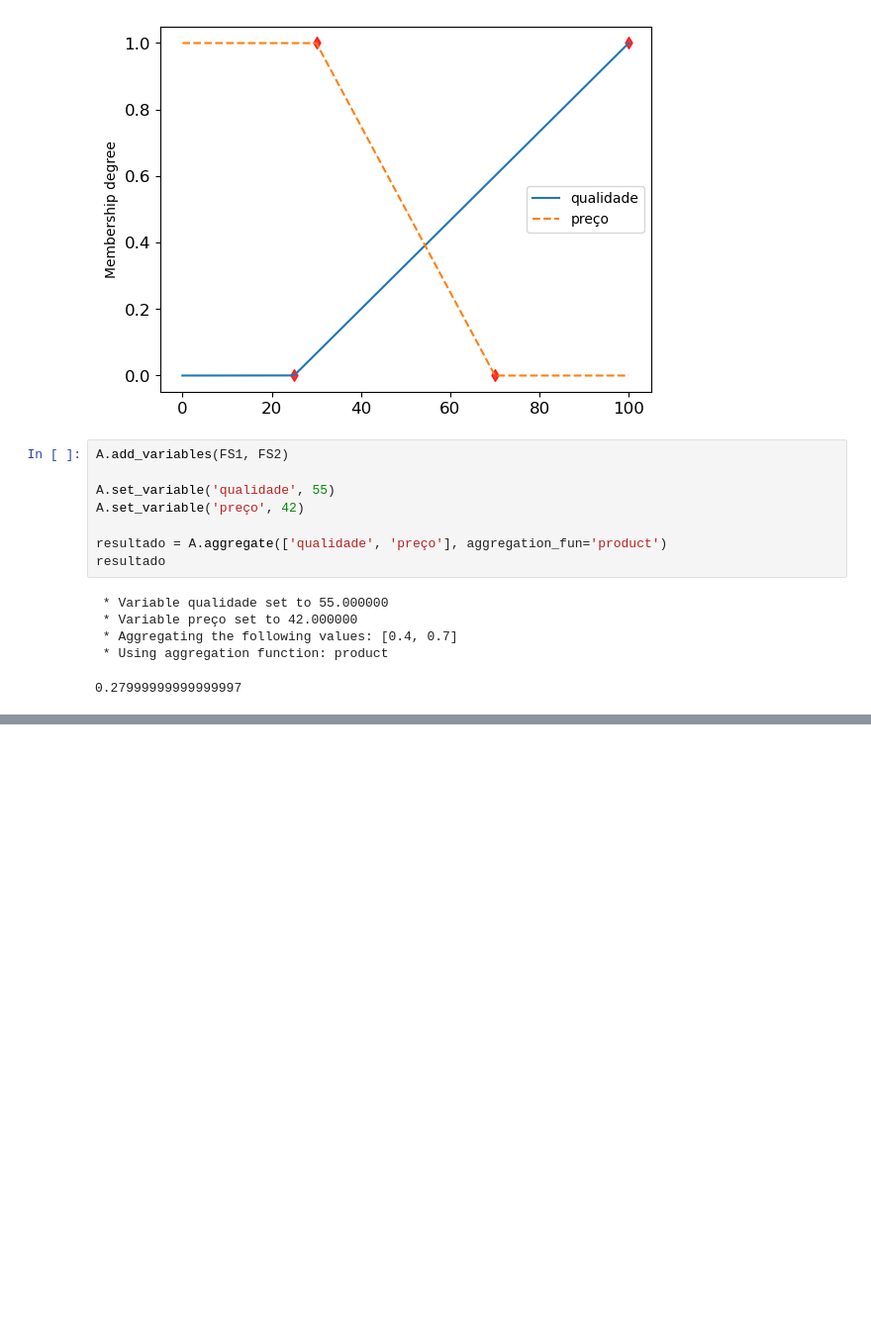
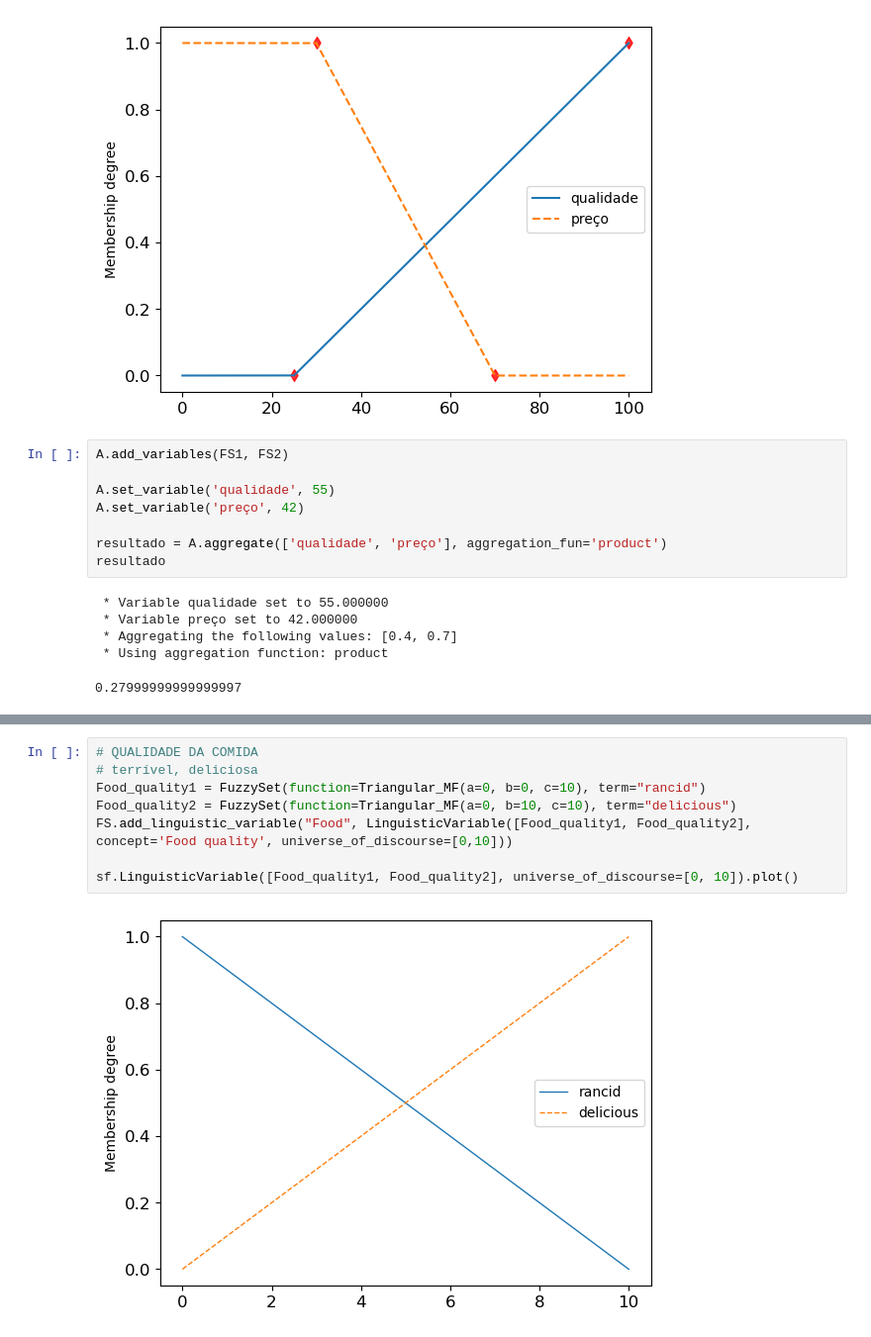
Before and after one commit to CarineMS/UFV, a Jupyter notebook: ELT574/Semana_04/ELT574_U4A.ipynb, the cells around one changed output, grey strips where cells are left out. Shown at 99% size. Drawn from its saved outputs; the diff is of its cells as text; blank space fills up the shorter version.

```diff
--- a/ELT574/Semana_04/ELT574_U4A.ipynb
+++ b/ELT574/Semana_04/ELT574_U4A.ipynb
@@ -120,0 +159,10 @@ resultado
+# %%
+# QUALIDADE DA COMIDA
+# terrível, deliciosa
+Food_quality1 = FuzzySet(function=Triangular_MF(a=0, b=0, c=10), term="rancid")
+Food_quality2 = FuzzySet(function=Triangular_MF(a=0, b=10, c=10), term="delicious")
+FS.add_linguistic_variable("Food", LinguisticVariable([Food_quality1, Food_quality2], concept='Food quality', universe_of_discourse=[0,10]))
+
+sf.LinguisticVariable([Food_quality1, Food_quality2], universe_of_discourse=[0, 10]).plot()
+# %% [output]
+[figure, added]
```
Also changed, not shown: parts of 15 cells of this notebook.
